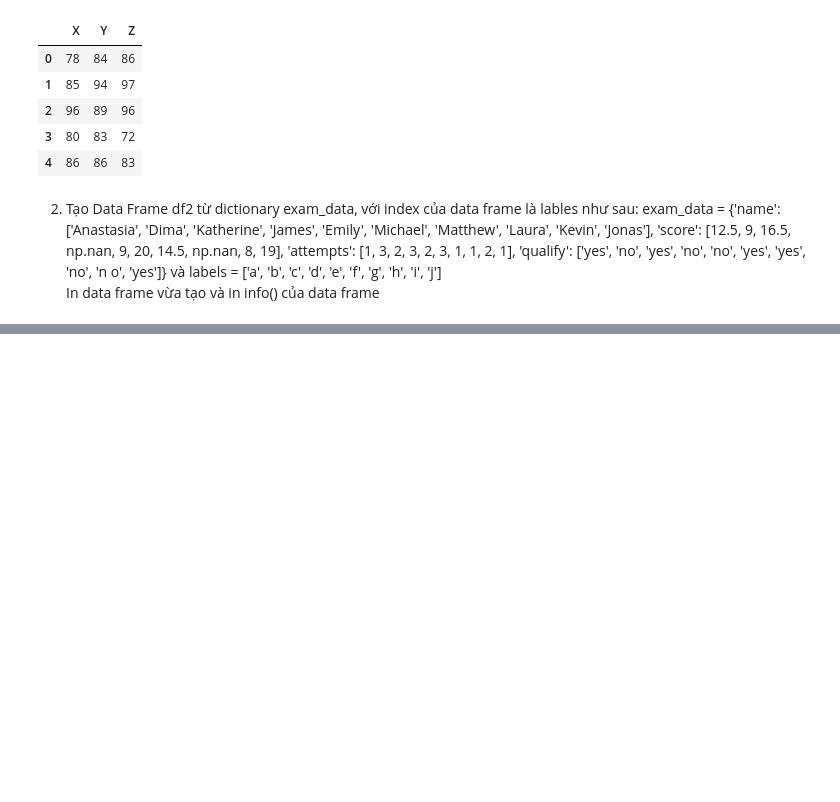
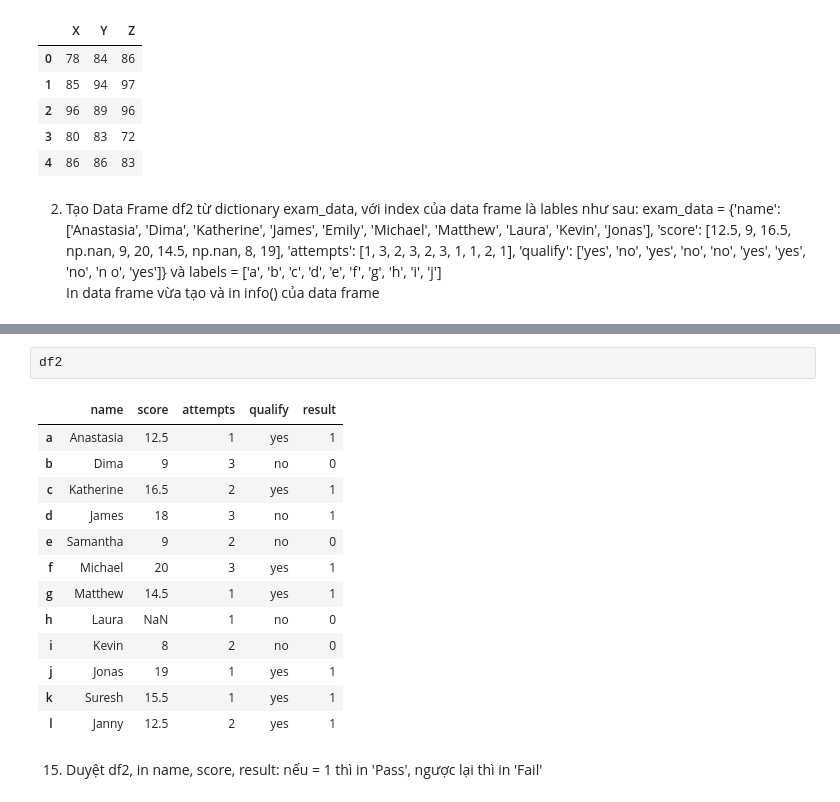
Before and after one commit to VitBomm/CSC, a Jupyter notebook: Module2/BAI_TAP4/Bai_tap_4_2.ipynb, the cells around one changed output, grey strips where cells are left out. Cells and saved outputs as stored; diff of their text form; blank space fills up the shorter version.

```diff
--- a/Module2/BAI_TAP4/Bai_tap_4_2.ipynb
+++ b/Module2/BAI_TAP4/Bai_tap_4_2.ipynb
@@ -34,0 +249,18 @@ df2
+# %%
+df2
+# %% [output]
+|  | name | score | attempts | qualify | result |
+| a | Anastasia | 12.5 | 1 | yes | 1 |
+| b | Dima | 9 | 3 | no | 0 |
+| c | Katherine | 16.5 | 2 | yes | 1 |
+| d | James | 18 | 3 | no | 1 |
+| e | Samantha | 9 | 2 | no | 0 |
+| f | Michael | 20 | 3 | yes | 1 |
+| g | Matthew | 14.5 | 1 | yes | 1 |
+| h | Laura | NaN | 1 | no | 0 |
+| i | Kevin | 8 | 2 | no | 0 |
+| j | Jonas | 19 | 1 | yes | 1 |
+| k | Suresh | 15.5 | 1 | yes | 1 |
+| l | Janny | 12.5 | 2 | yes | 1 |
+# %% [markdown]
+15. Duyệt df2, in name, score, result: nếu = 1 thì in 'Pass', ngược lại thì in 'Fail'
```
Also changed, not shown: parts of 31 cells of this notebook.
